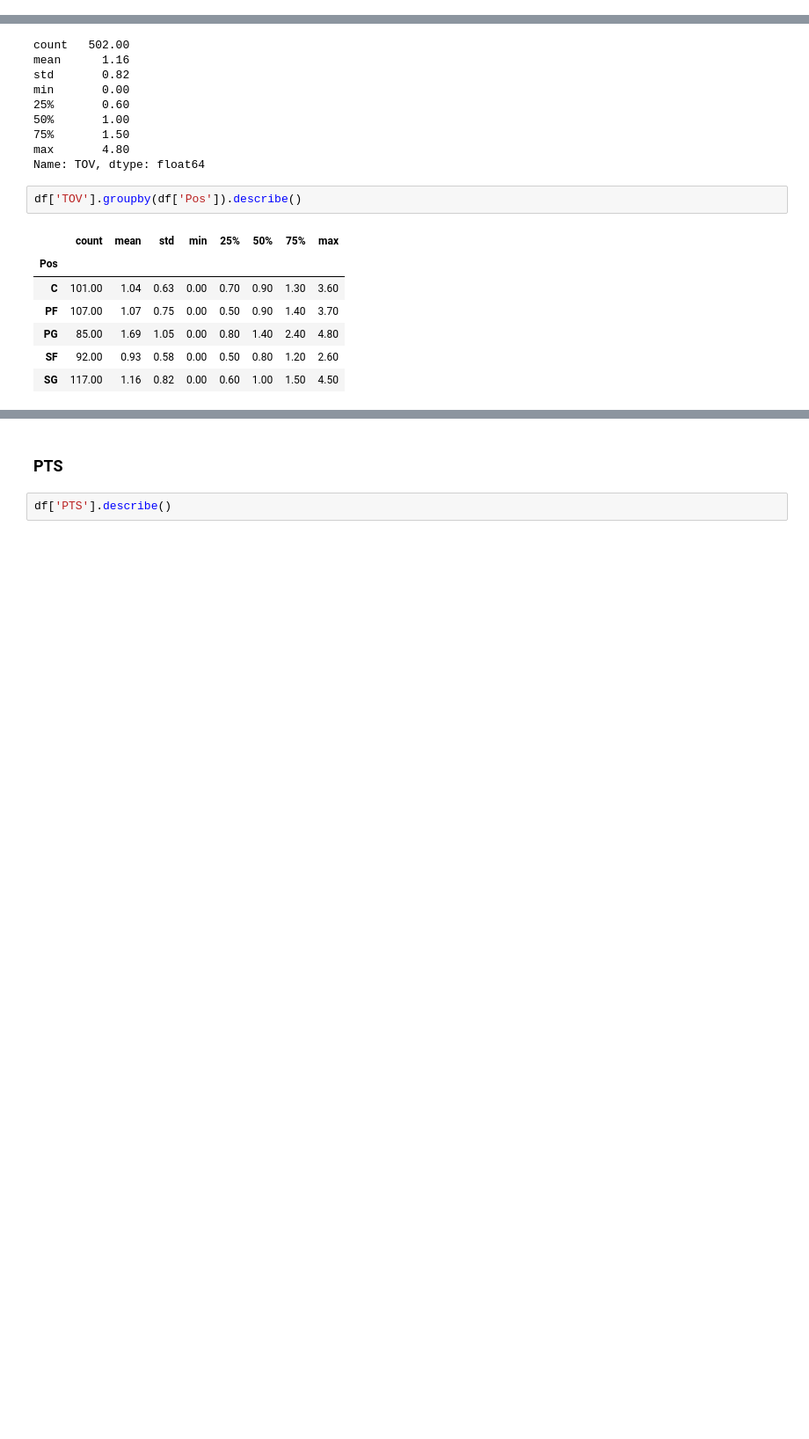
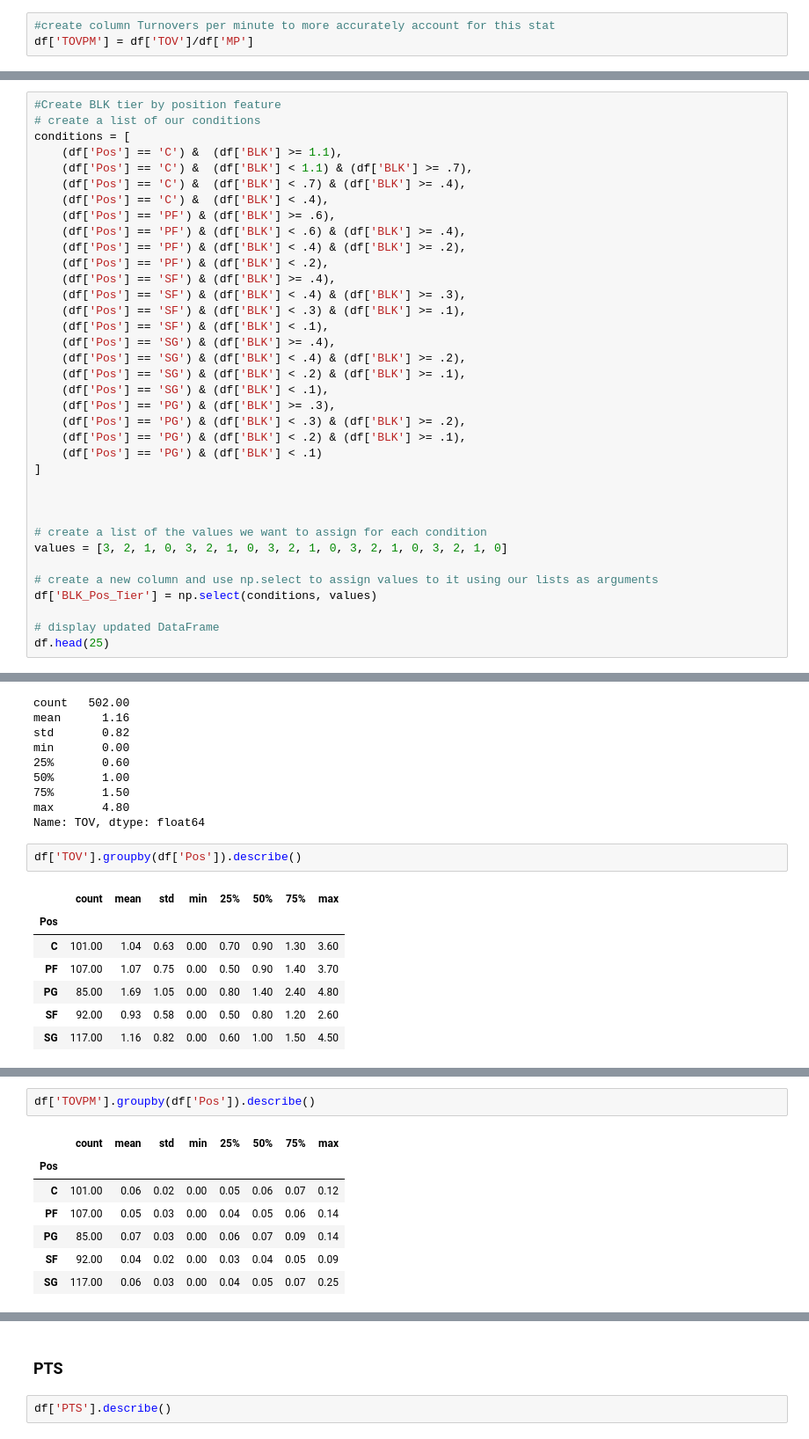
Before and after one commit to KenHoffman95/Fantasy-Basketball-Preseason-Analysis-2020, a Jupyter notebook: Data Cleaning, Feature Engineering and EDA.ipynb, the cells around one changed output, grey strips where cells are left out. Shown at 88% size. Drawn from its saved outputs; the diff is of its cells as text; blank space fills up the shorter version.

Commit message:
Add files via upload
EDA and Feature Engineering. Created Initial Fantasy Value Metric

```diff
--- a/Data Cleaning, Feature Engineering and EDA.ipynb
+++ b/Data Cleaning, Feature Engineering and EDA.ipynb
@@ -161,6 +161,9 @@ df['DD_per'] = df['DD']/df['G']
 # %%
 #create column Triple Doubles per Game
 df['TD_per'] = df['TD']/df['G']
+# %%
+#create column Turnovers per minute to more accurately account for this stat
+df['TOVPM'] = df['TOV']/df['MP']
 # %%
 df.head()
 # %% [output]
@@ -745,0 +742,36 @@ df['BLK'].groupby(df['Pos']).describe()
+# %%
+#Create BLK tier by position feature
+# create a list of our conditions
+conditions = [
+    (df['Pos'] == 'C') &  (df['BLK'] >= 1.1),
+    (df['Pos'] == 'C') &  (df['BLK'] < 1.1) & (df['BLK'] >= .7),
+    (df['Pos'] == 'C') &  (df['BLK'] < .7) & (df['BLK'] >= .4),
+    (df['Pos'] == 'C') &  (df['BLK'] < .4),
+    (df['Pos'] == 'PF') & (df['BLK'] >= .6),
+    (df['Pos'] == 'PF') & (df['BLK'] < .6) & (df['BLK'] >= .4),
+    (df['Pos'] == 'PF') & (df['BLK'] < .4) & (df['BLK'] >= .2),
+    (df['Pos'] == 'PF') & (df['BLK'] < .2),
+    (df['Pos'] == 'SF') & (df['BLK'] >= .4),
+    (df['Pos'] == 'SF') & (df['BLK'] < .4) & (df['BLK'] >= .3),
+    (df['Pos'] == 'SF') & (df['BLK'] < .3) & (df['BLK'] >= .1),
+    (df['Pos'] == 'SF') & (df['BLK'] < .1),
+    (df['Pos'] == 'SG') & (df['BLK'] >= .4),
+    (df['Pos'] == 'SG') & (df['BLK'] < .4) & (df['BLK'] >= .2),
+    (df['Pos'] == 'SG') & (df['BLK'] < .2) & (df['BLK'] >= .1),
+    (df['Pos'] == 'SG') & (df['BLK'] < .1),
+    (df['Pos'] == 'PG') & (df['BLK'] >= .3),
+    (df['Pos'] == 'PG') & (df['BLK'] < .3) & (df['BLK'] >= .2),
+    (df['Pos'] == 'PG') & (df['BLK'] < .2) & (df['BLK'] >= .1),
+    (df['Pos'] == 'PG') & (df['BLK'] < .1)
+]
+
+
+
+# create a list of the values we want to assign for each condition
+values = [3, 2, 1, 0, 3, 2, 1, 0, 3, 2, 1, 0, 3, 2, 1, 0, 3, 2, 1, 0]
+
+# create a new column and use np.select to assign values to it using our lists as arguments
+df['BLK_Pos_Tier'] = np.select(conditions, values)
+
+# display updated DataFrame
+df.head(25)
@@ -769,0 +832,10 @@ df['TOV'].groupby(df['Pos']).describe()
+# %%
+df['TOVPM'].groupby(df['Pos']).describe()
+# %% [output]
+|  | count | mean | std | min | 25% | 50% | 75% | max |
+| Pos |  |  |  |  |  |  |  |  |
+| C | 101.00 | 0.06 | 0.02 | 0.00 | 0.05 | 0.06 | 0.07 | 0.12 |
+| PF | 107.00 | 0.05 | 0.03 | 0.00 | 0.04 | 0.05 | 0.06 | 0.14 |
+| PG | 85.00 | 0.07 | 0.03 | 0.00 | 0.06 | 0.07 | 0.09 | 0.14 |
+| SF | 92.00 | 0.04 | 0.02 | 0.00 | 0.03 | 0.04 | 0.05 | 0.09 |
+| SG | 117.00 | 0.06 | 0.03 | 0.00 | 0.04 | 0.05 | 0.07 | 0.25 |
```
Also changed, not shown: parts of 19 cells of this notebook.
